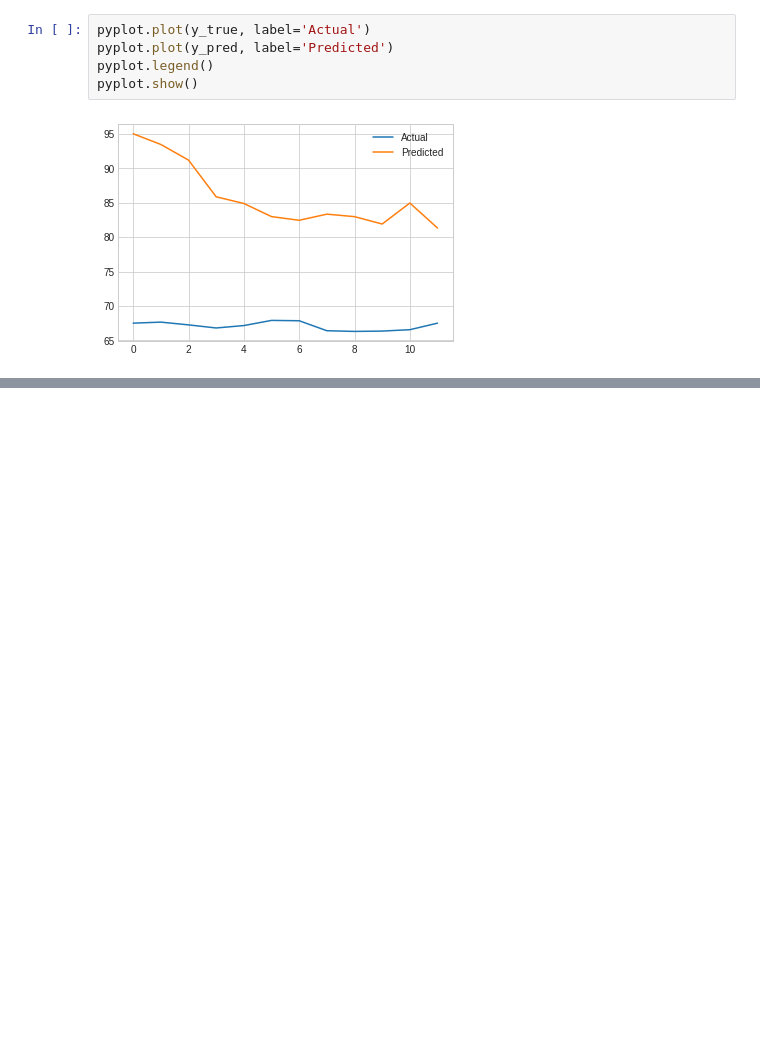
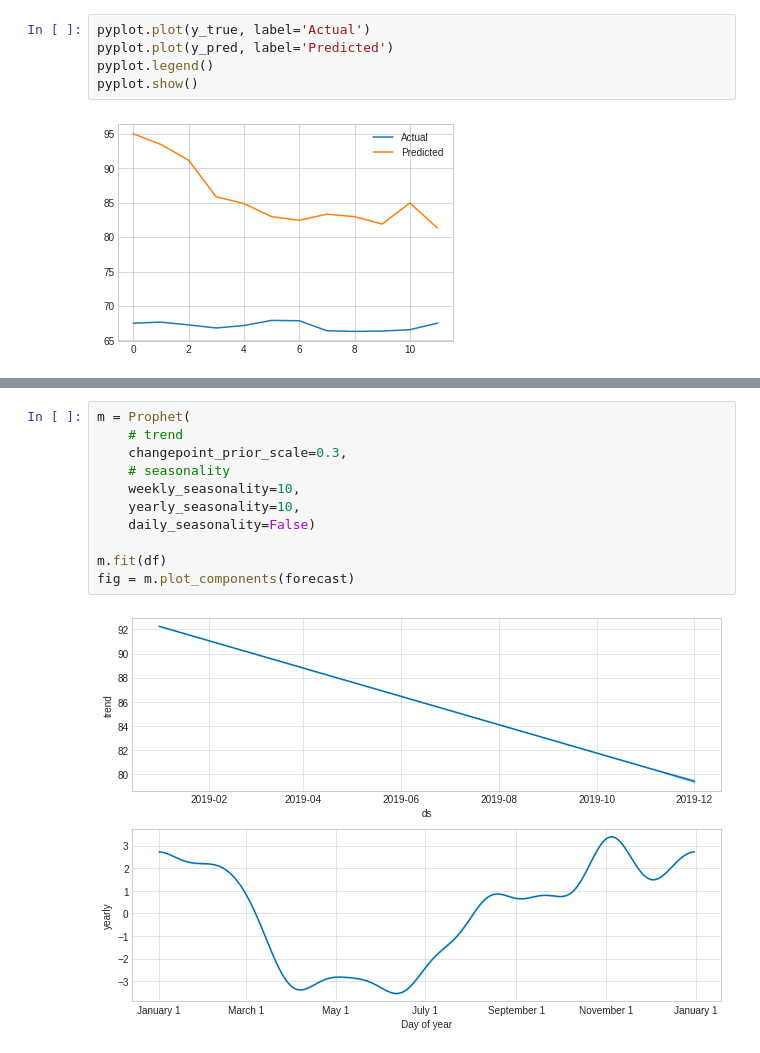
Before and after one commit to DoSungjin/black_coal_price, a Jupyter notebook: Prophet_blackcoal.ipynb, the cells around one changed output, grey strips where cells are left out. Saved outputs shown, nothing was run; the diff lists cells and outputs as text; blank space fills up the shorter version.

```diff
--- a/Prophet_blackcoal.ipynb
+++ b/Prophet_blackcoal.ipynb
@@ -256,0 +303,13 @@ pyplot.show()
+# %%
+m = Prophet(
+    # trend
+    changepoint_prior_scale=0.3,
+    # seasonality
+    weekly_seasonality=10,
+    yearly_seasonality=10,
+    daily_seasonality=False)
+
+m.fit(df)
+fig = m.plot_components(forecast)
+# %% [output]
+[figure, added]
```
Also changed, not shown: parts of 21 cells of this notebook.
